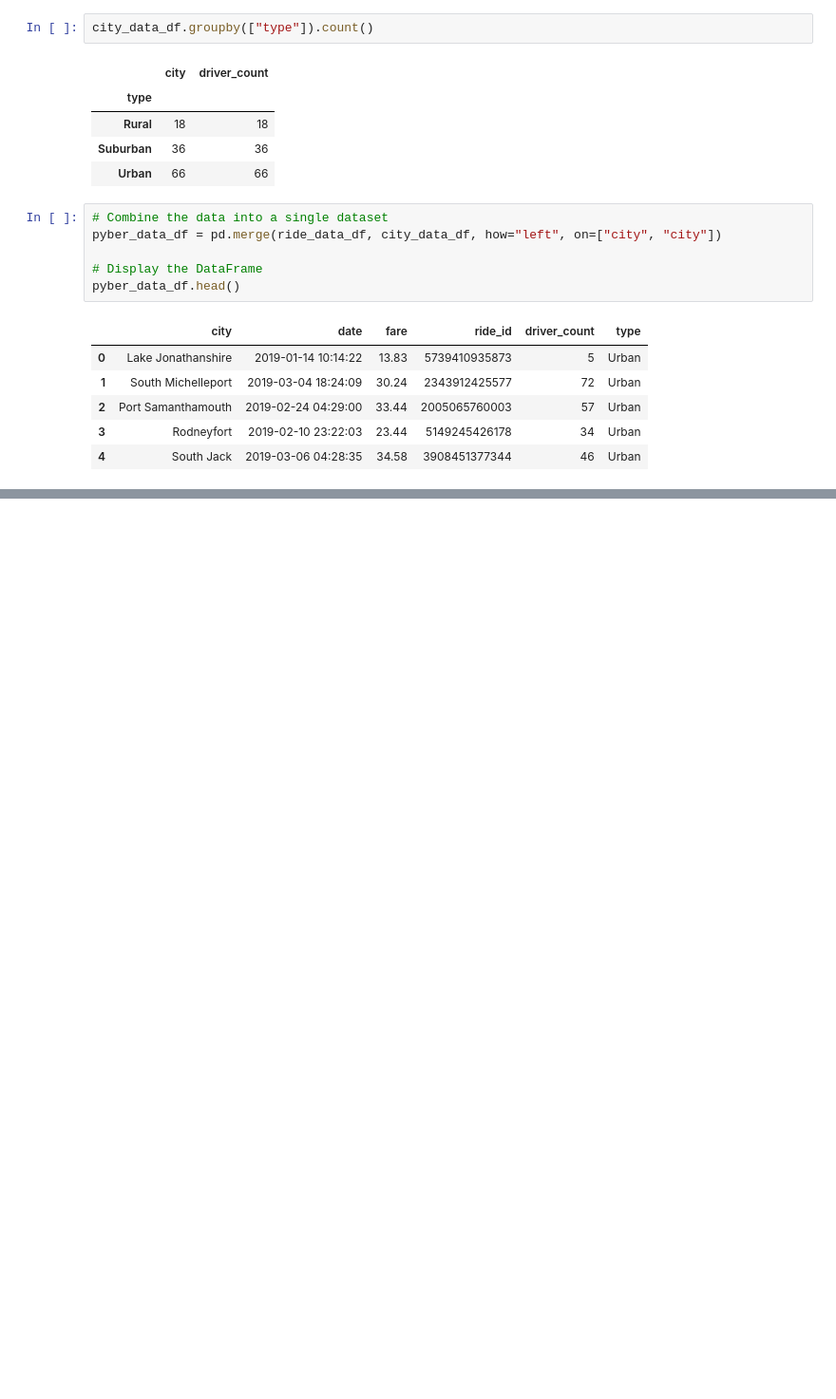
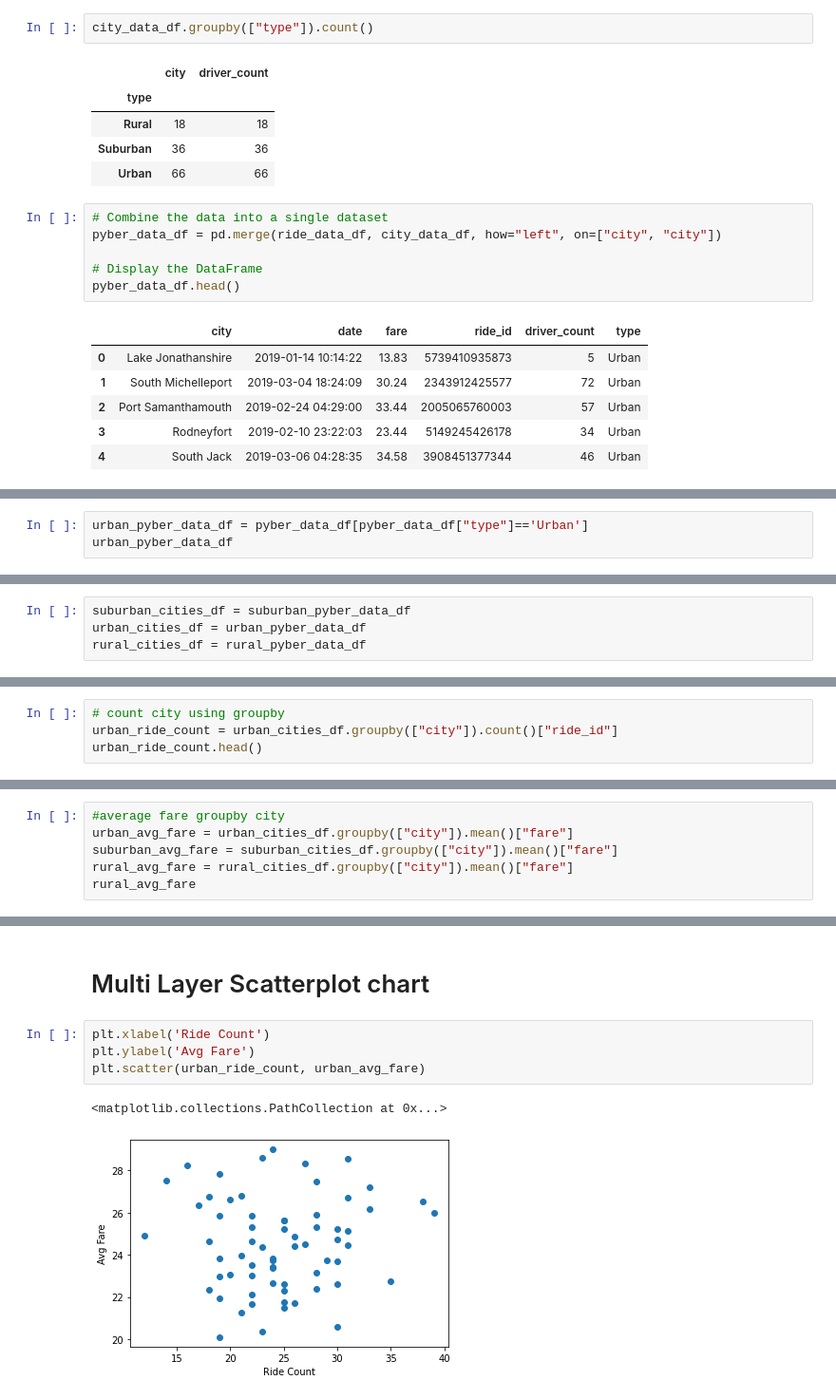
Before and after one commit to NitewingGW/PyBer_Analysis, a Jupyter notebook: PyBer.ipynb, the cells around one changed output, grey strips where cells are left out. Shown at 95% size. Drawn from its saved outputs; the diff is of its cells as text; blank space fills up the shorter version.

Commit message:
Add files via upload
Scatterplot detailing total number of rides and average fare by city type
5.3.7

```diff
--- a/PyBer.ipynb
+++ b/PyBer.ipynb
@@ -135,0 +165,3 @@ pyber_data_df.head()
+# %%
+urban_pyber_data_df = pyber_data_df[pyber_data_df["type"]=='Urban']
+urban_pyber_data_df
@@ -135,0 +233,4 @@ pyber_data_df.head()
+# %%
+suburban_cities_df = suburban_pyber_data_df
+urban_cities_df = urban_pyber_data_df
+rural_cities_df = rural_pyber_data_df
@@ -135,0 +245,4 @@ pyber_data_df.head()
+# %%
+# count city using groupby
+urban_ride_count = urban_cities_df.groupby(["city"]).count()["ride_id"]
+urban_ride_count.head()
@@ -135,0 +289,6 @@ pyber_data_df.head()
+# %%
+#average fare groupby city
+urban_avg_fare = urban_cities_df.groupby(["city"]).mean()["fare"]
+suburban_avg_fare = suburban_cities_df.groupby(["city"]).mean()["fare"]
+rural_avg_fare = rural_cities_df.groupby(["city"]).mean()["fare"]
+rural_avg_fare
@@ -135,0 +381,9 @@ pyber_data_df.head()
+# %% [markdown]
+# Multi Layer Scatterplot chart
+# %%
+plt.xlabel('Ride Count')
+plt.ylabel('Avg Fare')
+plt.scatter(urban_ride_count, urban_avg_fare)
+# %% [output]
+<matplotlib.collections.PathCollection at 0x...>
+[figure, added]
```
Also changed, not shown: parts of 32 cells of this notebook, 1 other file.
